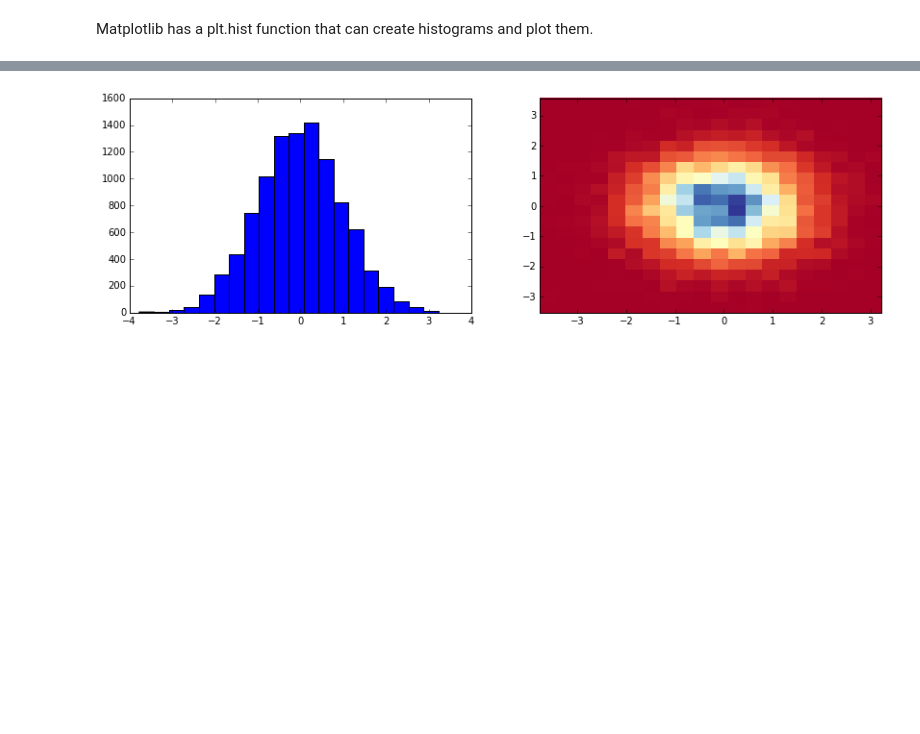
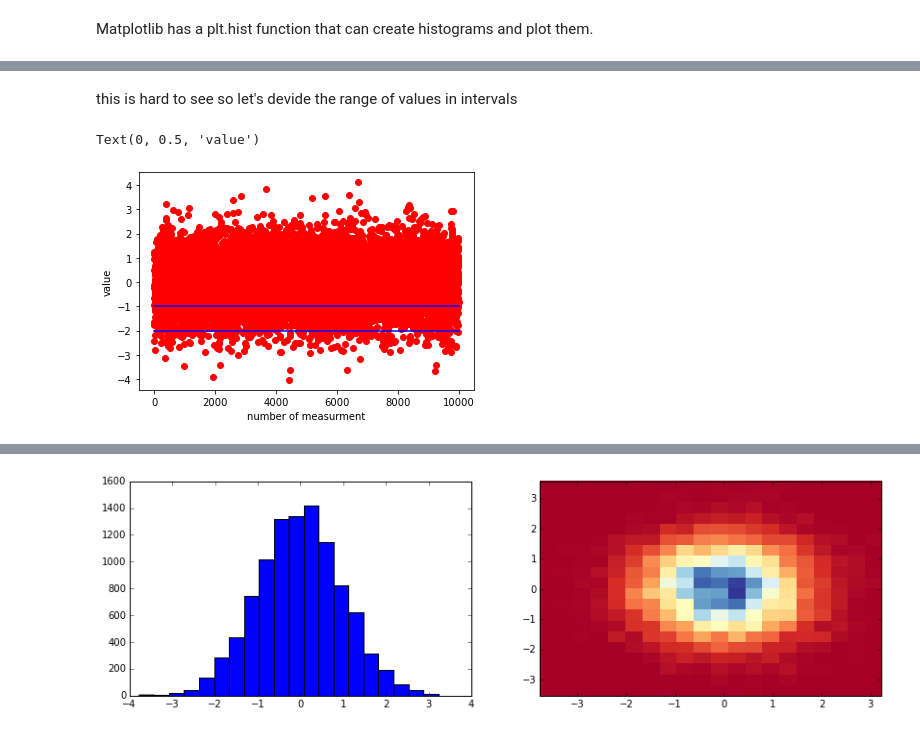
Before and after one commit to svalenti/DLT40PimaSchool.github.io, a Jupyter notebook: notebook/lecture2/lecture2_PIMA.ipynb, the cells around one changed output, grey strips where cells are left out. Cells and saved outputs as stored; diff of their text form; code cells hidden in the pictures; blank space fills up the shorter version.

```diff
--- a/notebook/lecture2/lecture2_PIMA.ipynb
+++ b/notebook/lecture2/lecture2_PIMA.ipynb
@@ -146,0 +180,11 @@ Matplotlib has a plt.hist function that can create histograms and plot them.
+# %% [markdown]
+this is hard to see so let's devide the range of values in intervals
+# %%
+plt.plot(number,x,'or')
+plt.plot([0,10000],[-1,-1],'-b')
+plt.plot([0,10000],[-2,-2],'-b')
+plt.xlabel('number of measurment')
+plt.ylabel('value')
+# %% [output]
+Text(0, 0.5, 'value')
+[figure, added]
```
Also changed, not shown: parts of 9 cells of this notebook.
